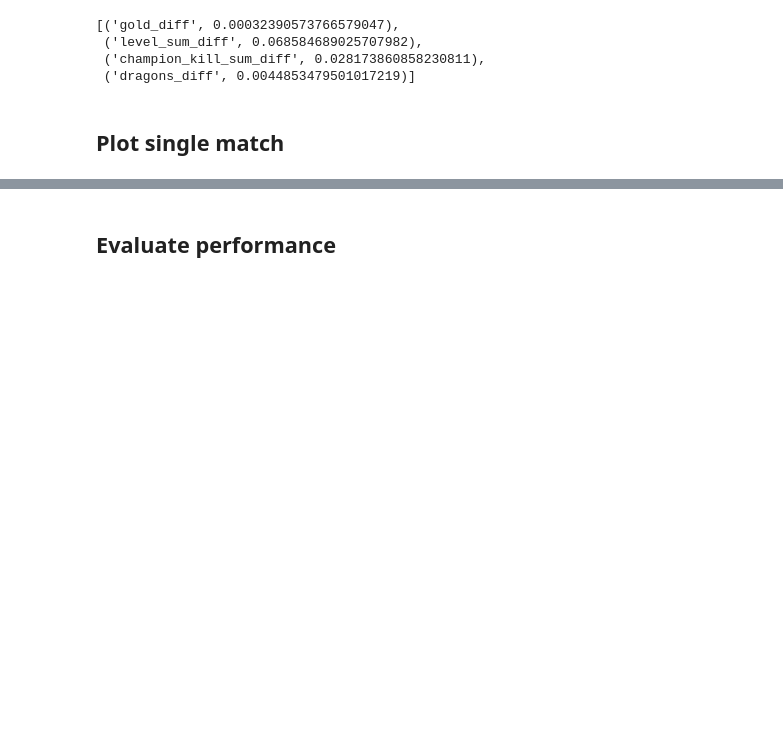
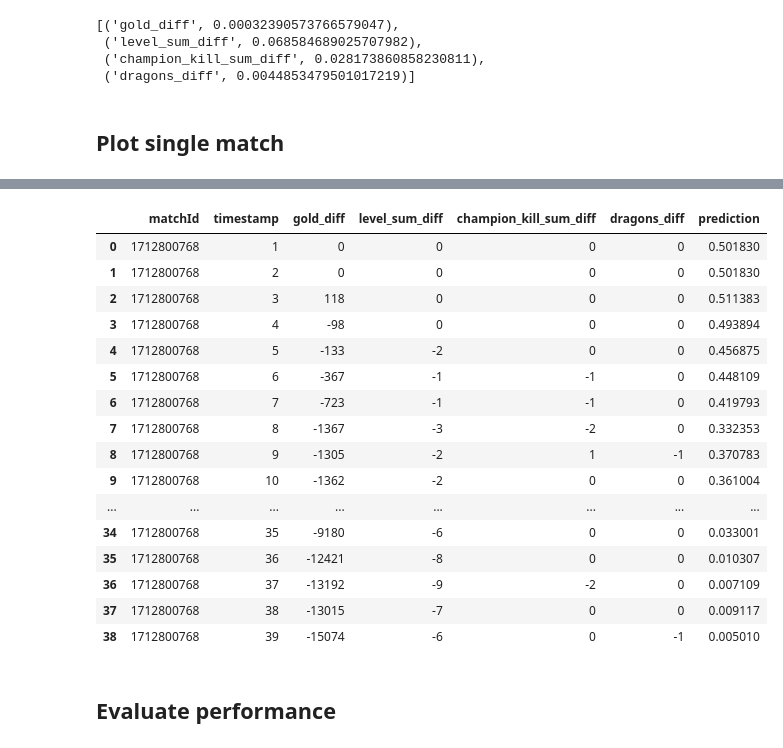
Before and after one commit to christophM/lol, a Jupyter notebook: projects/winprob/notebooks/win-probability.ipynb, the cells around one changed output, grey strips where cells are left out. Saved outputs shown, nothing was run; the diff lists cells and outputs as text; code cells hidden in the pictures; blank space fills up the shorter version.

```diff
--- a/projects/winprob/notebooks/win-probability.ipynb
+++ b/projects/winprob/notebooks/win-probability.ipynb
@@ -88,3 +107,23 @@ match.reset_index().sort("timestamp").plot(x="timestamp", y="prediction", ylim=(
+# %%
+plot_me
+# %% [output]
+|  | matchId | timestamp | gold_diff | level_sum_diff | champion_kill_sum_diff | dragons_diff | prediction |
+| 0 | 1712800768 | 1 | 0 | 0 | 0 | 0 | 0.501830 |
+| 1 | 1712800768 | 2 | 0 | 0 | 0 | 0 | 0.501830 |
+| 2 | 1712800768 | 3 | 118 | 0 | 0 | 0 | 0.511383 |
+| 3 | 1712800768 | 4 | -98 | 0 | 0 | 0 | 0.493894 |
+| 4 | 1712800768 | 5 | -133 | -2 | 0 | 0 | 0.456875 |
+| 5 | 1712800768 | 6 | -367 | -1 | -1 | 0 | 0.448109 |
+| 6 | 1712800768 | 7 | -723 | -1 | -1 | 0 | 0.419793 |
+| 7 | 1712800768 | 8 | -1367 | -3 | -2 | 0 | 0.332353 |
+| 8 | 1712800768 | 9 | -1305 | -2 | 1 | -1 | 0.370783 |
+| 9 | 1712800768 | 10 | -1362 | -2 | 0 | 0 | 0.361004 |
+| ... | ... | ... | ... | ... | ... | ... | ... |
+| 34 | 1712800768 | 35 | -9180 | -6 | 0 | 0 | 0.033001 |
+| 35 | 1712800768 | 36 | -12421 | -8 | 0 | 0 | 0.010307 |
+| 36 | 1712800768 | 37 | -13192 | -9 | -2 | 0 | 0.007109 |
+| 37 | 1712800768 | 38 | -13015 | -7 | 0 | 0 | 0.009117 |
+| 38 | 1712800768 | 39 | -15074 | -6 | 0 | -1 | 0.005010 |
 # %% [markdown]
 ## Evaluate performance
 # %%
```
Also changed, not shown: parts of 4 cells of this notebook.
